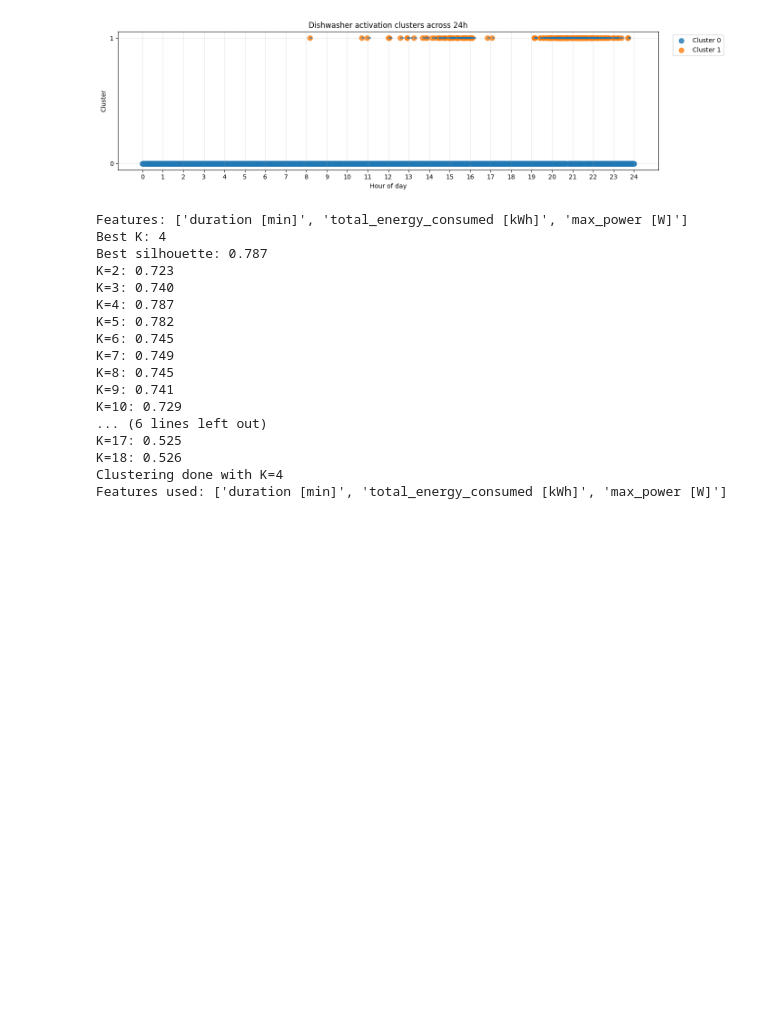
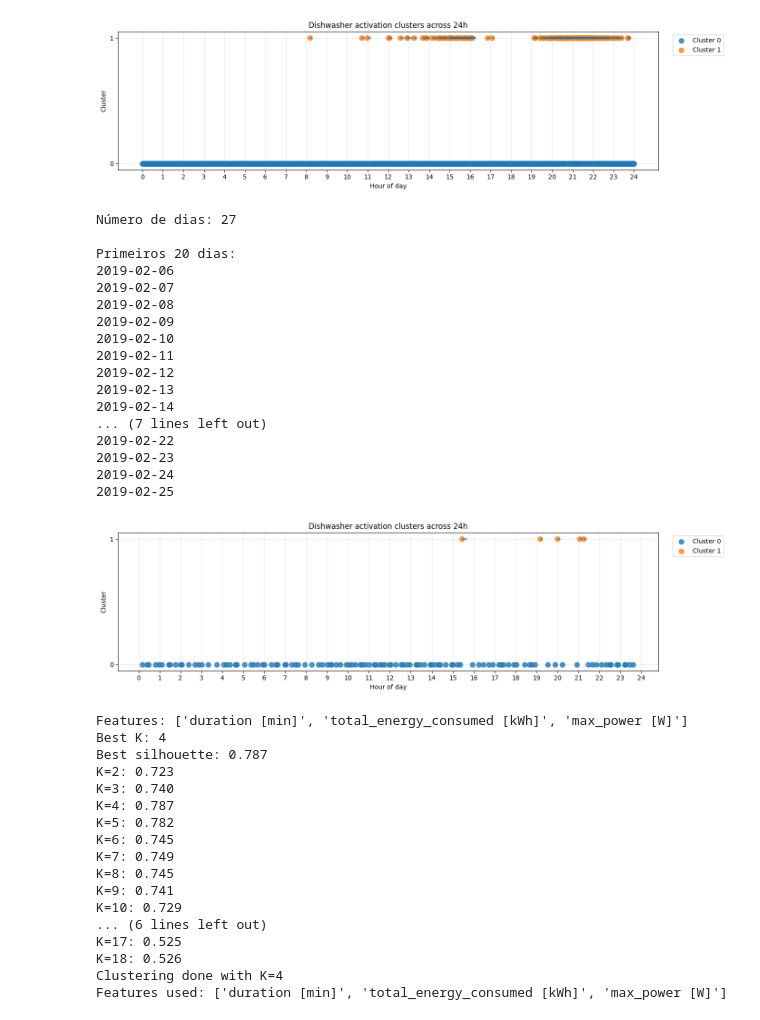
Before and after one commit to luistmartins/thesis_ik, a Jupyter notebook: Postponable_Devices/Postponable_Devices.ipynb, the cells around one changed output. Drawn from its saved outputs; the diff is of its cells as text; code cells hidden in the pictures; blank space fills up the shorter version.

```diff
--- a/Postponable_Devices/Postponable_Devices.ipynb
+++ b/Postponable_Devices/Postponable_Devices.ipynb
@@ -889,6 +889,41 @@ def plot_cluster_sequence_24h(df, cluster_col='cluster_feature', date=None):
 plot_cluster_sequence_24h(df_clustered)
 # %% [output]
 [figure]
+# %%
+df_clustered['start_time'] = pd.to_datetime(df_clustered['start_time'])
+
+available_days = sorted(
+    df_clustered['start_time'].dt.date.unique()
+)
+
+print("Número de dias:", len(available_days))
+print("\nPrimeiros 20 dias:")
+for d in available_days[:20]:
+    print(d)
+
+plot_cluster_sequence_24h(
+    df_clustered,
+    date=str(available_days[4])
+)
+# %% [output]
+Número de dias: 27
+
+Primeiros 20 dias:
+2019-02-06
+2019-02-07
+2019-02-08
+2019-02-09
+2019-02-10
+2019-02-11
+2019-02-12
+2019-02-13
+2019-02-14
+... (7 lines left out)
+2019-02-22
+2019-02-23
+2019-02-24
+2019-02-25
+[figure, added]
 # %%
 features = [
     'duration [min]',
```
Also changed, not shown: 1 other file.
